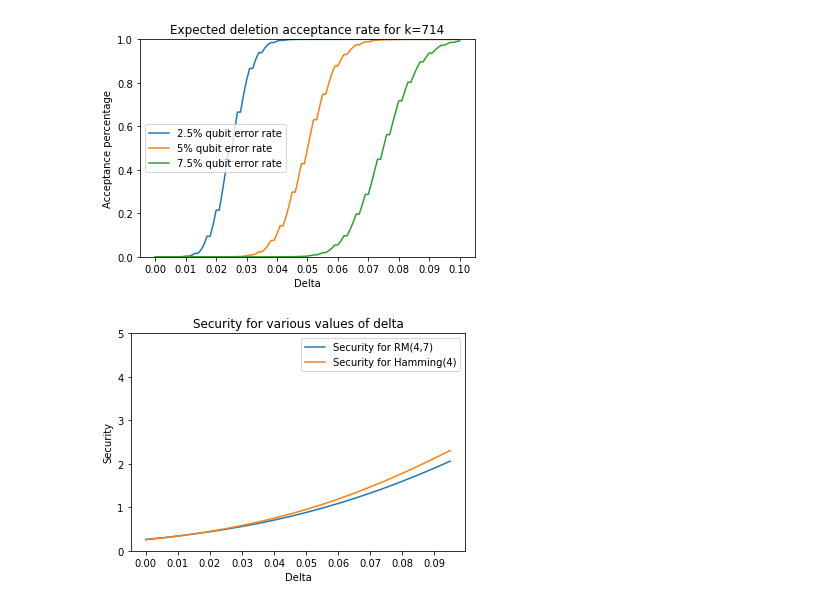
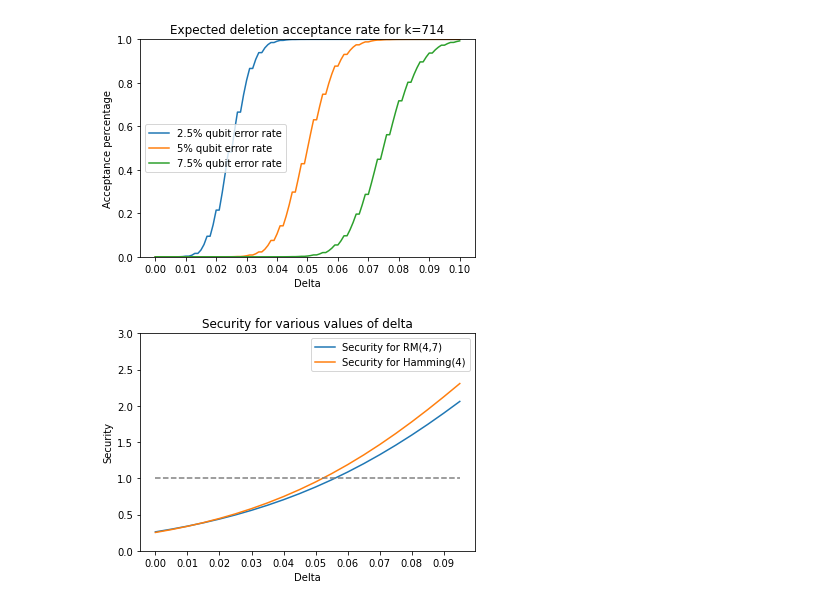
Before and after one commit to OrenScheer/certified-deletion, a Jupyter notebook: plot_creation.ipynb, the cells around one changed output. Cells and saved outputs as stored; diff of their text form; code cells hidden in the pictures.

Commit message:
Add new plots

```diff
--- a/plot_creation.ipynb
+++ b/plot_creation.ipynb
@@ -139,32 +139,33 @@ for x_i in x:
         k=736,
         s=128,
         tau=0,
         mu=29,
         delta=x_i,
         error_correcting_code_name="reed_muller_4_7"
     ))
 
     params_hamming_4.append(scheme_parameters.SchemeParameters(
         security_parameter_lambda=1,
         n=8,
         k=714,
         s=150,
         tau=0,
         mu=40,
         delta=x_i,
         error_correcting_code_name="hamming_4",
     ))
 security_rm = [optimize_for_params(params_rm_4_7[i]) for i in range(len(x))]
 security_hamming = [optimize_for_params(params_hamming_4[i]) for i in range(len(x))]
 
 plt.title(f"Security for various values of delta")
 plt.xlabel("Delta")
 plt.ylabel("Security")
 plt.xticks([i*0.01 for i in range(11)])
 plt.plot(x, security_rm, label="Security for RM(4,7)")
 plt.plot(x, security_hamming, label="Security for Hamming(4)")
-plt.ylim(0, 5)
+plt.plot(x, [1 for _ in range(len(x))], linestyle="dashed", color="grey")
+plt.ylim(0, 3)
 plt.legend()
 plt.show()
 # %% [output]
-[figure, old version]
+[figure, new version]
```
Also changed, not shown: parts of 4 cells of this notebook, 1 other file.
